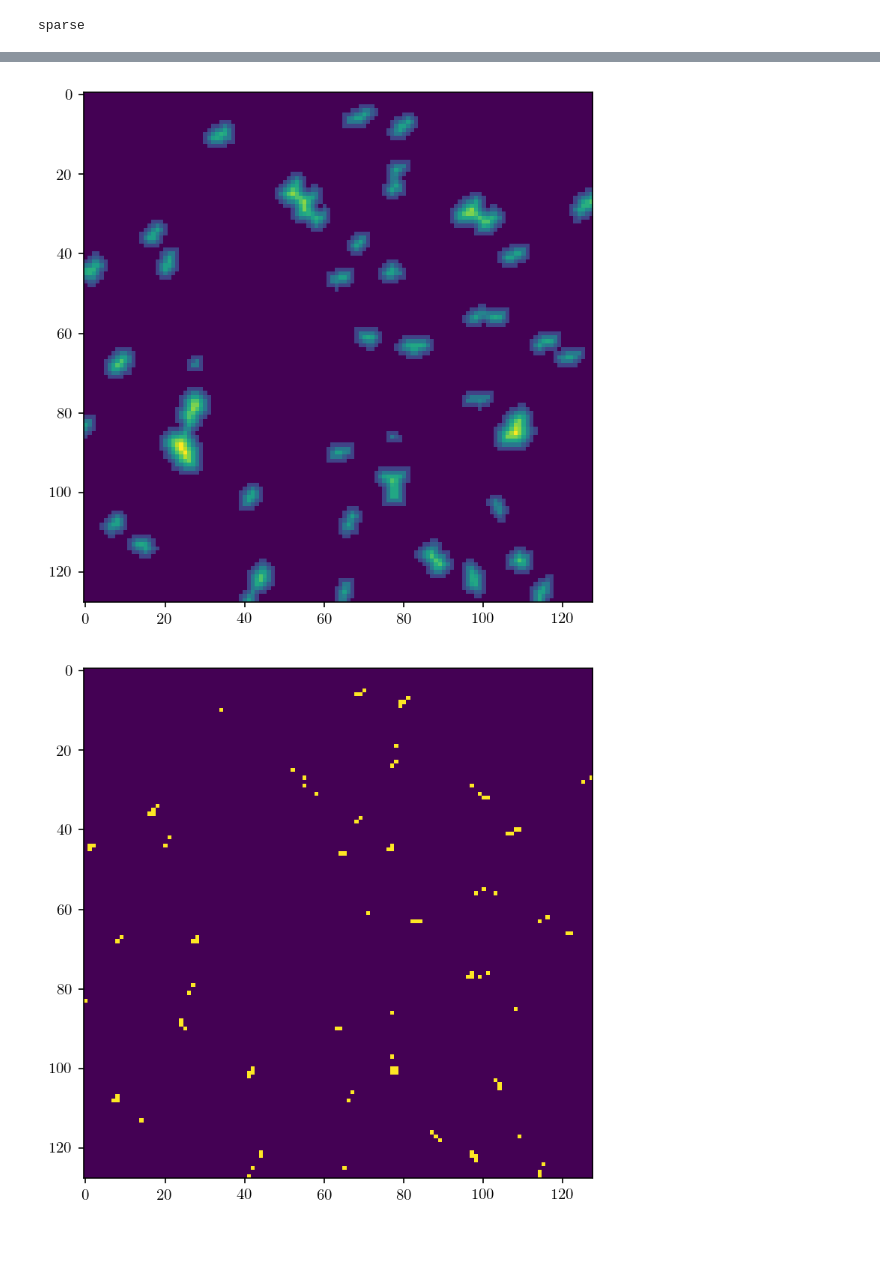
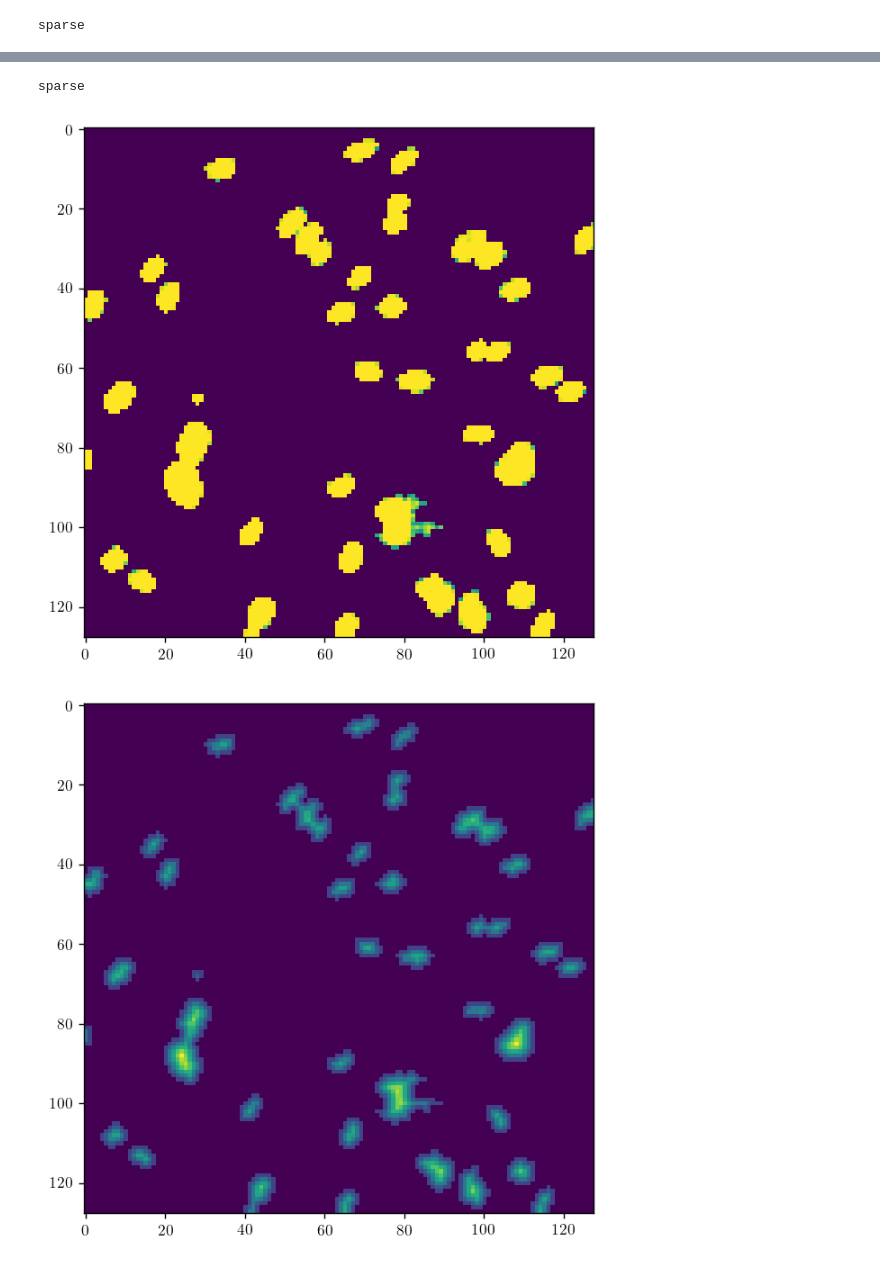
Before and after one commit to gvacaliuc/comp540-term-project, a Jupyter notebook: notebooks/gv8-eda.ipynb, the cells around one changed output, grey strips where cells are left out. Drawn from its saved outputs; the diff is of its cells as text; code cells hidden in the pictures.

```diff
--- a/notebooks/gv8-eda.ipynb
+++ b/notebooks/gv8-eda.ipynb
@@ -9,7 +9,7 @@ import matplotlib.pyplot as plt
 
 plt.rcParams["figure.figsize"] = (10, 6)
 plt.rcParams["text.usetex"] = True
-plt.rcParams["figure.dpi"] = 150
+plt.rcParams["figure.dpi"] = 125
 # %%
 %load_ext autoreload
 %autoreload 2
@@ -123,22 +118,27 @@ plt.imshow(seg)
 # %%
-image = Y_train[0]
+#image = Y_train[0]
+image = predict(X_train[0])
+plt.imshow(image)
+plt.show()
+
 dt = ndimage.distance_transform_edt(image)
 plt.imshow(dt)
 plt.show()
 
 local_peaks = feature.peak_local_max(dt, exclude_border=False, indices=False)
 plt.imshow(local_peaks)
 plt.show()
 
 markers = measure.label(local_peaks)
 
 plt.imshow(markers)
 plt.show()
 
-labels_ws = segmentation.watershed(-dt, markers, mask=image)
+labels_ws = segmentation.watershed(-dt, markers, mask=(image > 0), compactness=1)
 
 plt.imshow(labels_ws)
 plt.show()
 # %% [output]
+sparse
-[figure, old version]
+[figure, new version]
-[figure, old version]
+[figure, new version]
```
Also changed, not shown: parts of 26 cells of this notebook, 1 other file.
